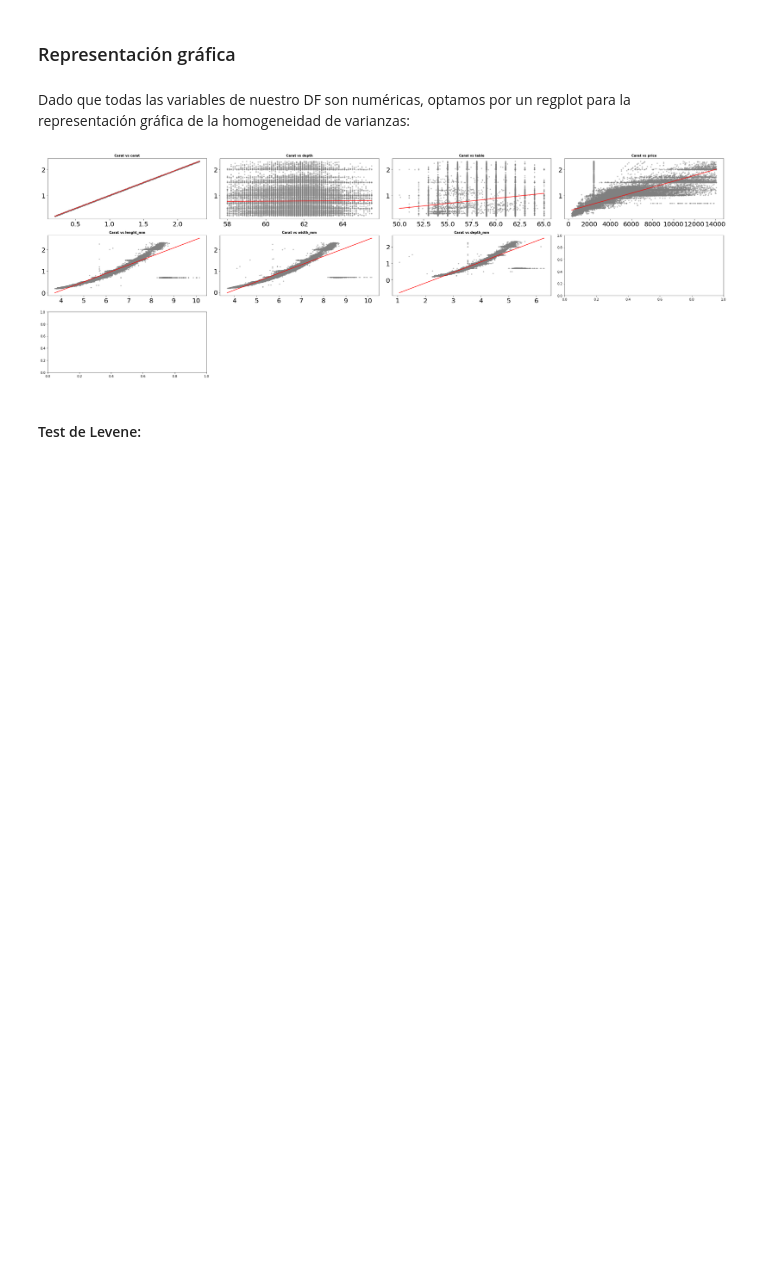
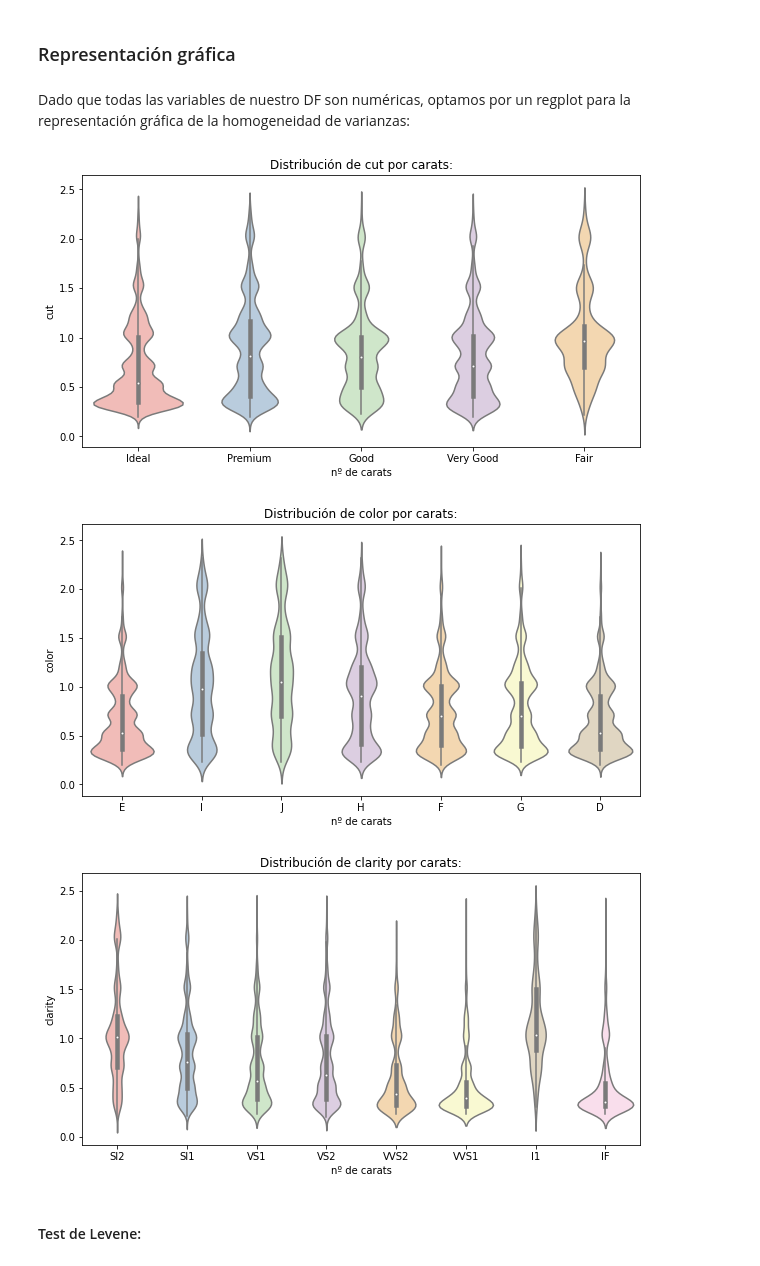
Before and after one commit to Adalab/DA-promoc-modulo3-sprint1-judith-gadea, a Jupyter notebook: RL/RL-4-Asunciones.ipynb, the cells around one changed output. Cells and saved outputs as stored; diff of their text form; code cells hidden in the pictures; blank space fills up the shorter version.

```diff
--- a/RL/RL-4-Asunciones.ipynb
+++ b/RL/RL-4-Asunciones.ipynb
@@ -82,34 +62,25 @@ memory usage: 4.5+ MB
 ### Representación gráfica
 # %% [markdown]
 Dado que todas las variables de nuestro DF son numéricas, optamos por un regplot para la representación gráfica de la homogeneidad de varianzas:
-# %%
-fig, axes = plt.subplots(nrows = 3, ncols = 4, figsize = (30, 10))
-
-axes = axes.flat
-
-df2_columns_num = df.select_dtypes(include=np.number)
-
-for i, colum in enumerate(df2_columns_num):
-    sns.regplot(
-        x = df[colum],
-        y = df['carat'],
-        color = "gray",
-        marker = ".",
-        scatter_kws = {"alpha": 0.4},
-        line_kws = {"color": "red", "alpha": 0.7 },
-        ax = axes[i])
-
-    axes[i].set_title(f"Carat vs {colum}", fontsize = 10, fontweight = "bold")
-    axes[i].tick_params(labelsize = 20)
-    axes[i].set_xlabel("")
-    axes[i].set_ylabel("")
-
-fig.tight_layout()
-fig.delaxes(axes[-1])
-fig.delaxes(axes[-2])
-fig.delaxes(axes[-3]);
-# %% [output]
-[figure, removed]
+# %%
+categoricas = df.select_dtypes(include='object')
+
+for x in categoricas.columns:
+    fig, ax = plt.subplots(nrows=1, ncols=1, figsize=(10, 5))
+    sns.violinplot(
+        x       = x,
+        y       = 'carat',
+        data    = df,
+        palette = 'Pastel1',
+        ax      = ax
+    )
+    ax.set_title(f'Distribución de {x} por carats:')
+    ax.set_ylabel(x)
+    ax.set_xlabel('nº de carats');
+# %% [output]
+[figure, added]
+[figure, added]
+[figure, added]
 # %% [markdown]
 #### Test de Levene:
 # %%
```
Also changed, not shown: parts of 5 cells of this notebook, 2 other files.
